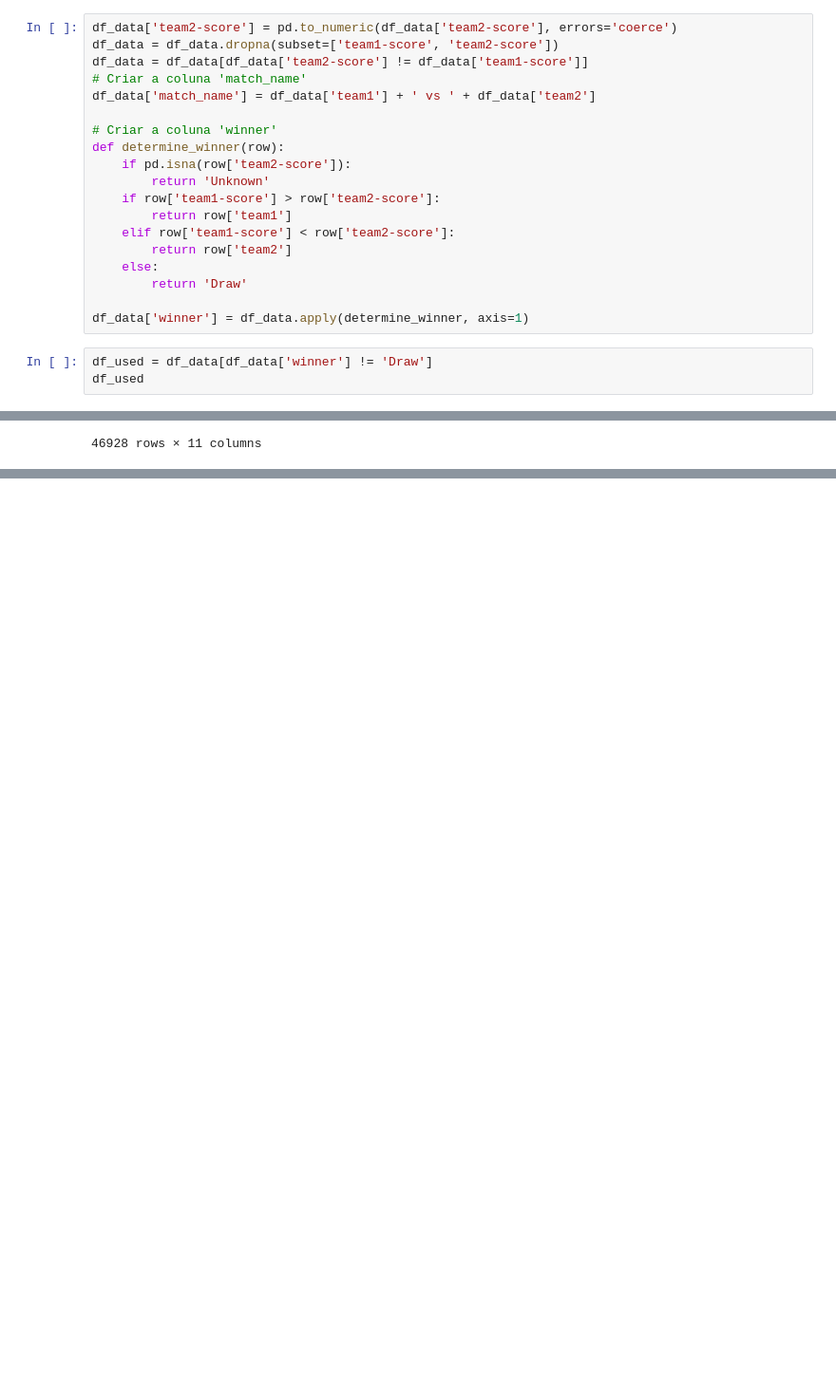
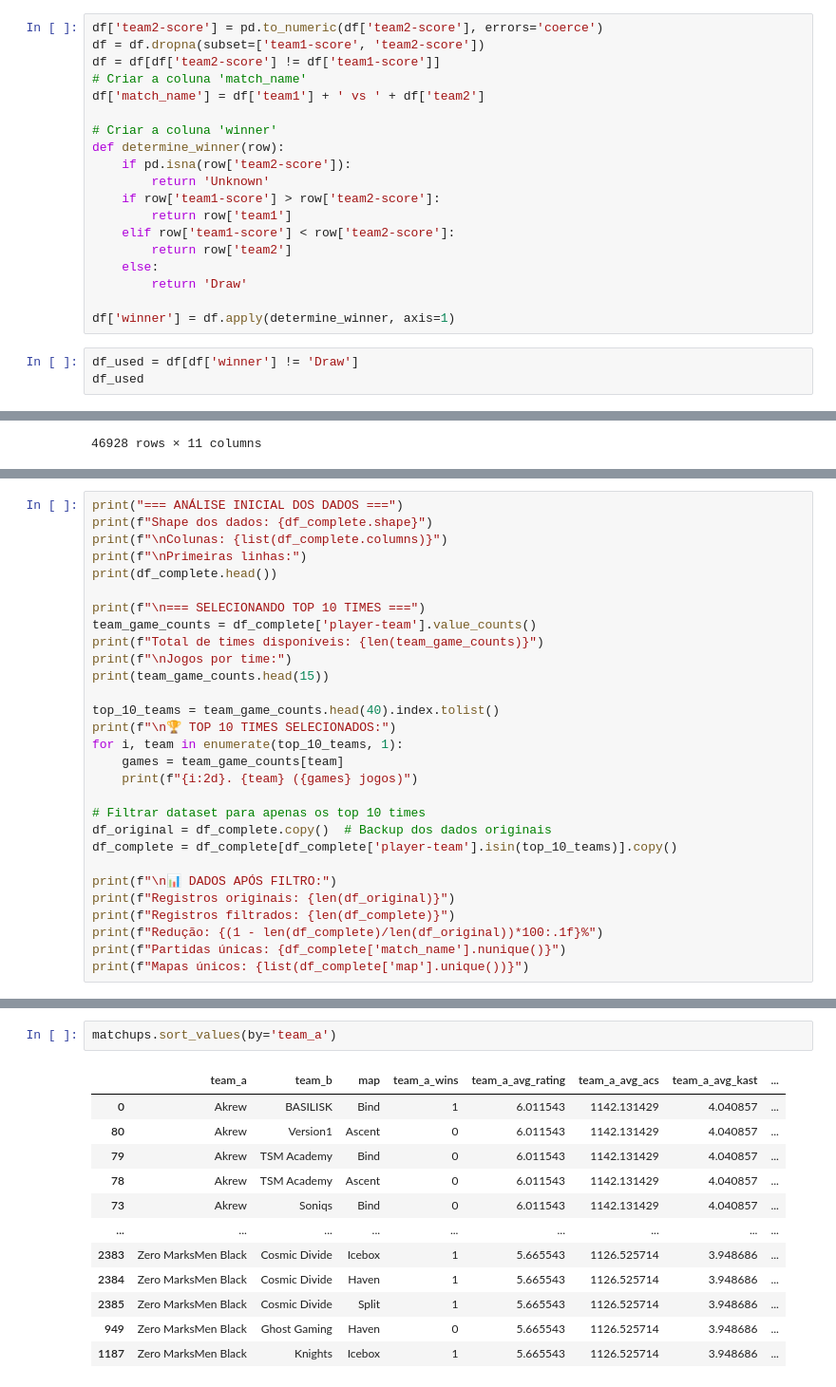
Before and after one commit to AlexDcoder/Valorant-AI, a Jupyter notebook: analysis.ipynb, the cells around one changed output, grey strips where cells are left out. Shown at 95% size. Saved outputs shown, nothing was run; the diff lists cells and outputs as text; blank space fills up the shorter version.

```diff
--- a/analysis.ipynb
+++ b/analysis.ipynb
@@ -44,11 +26,11 @@ Data columns (total 47 columns):
 dtypes: float64(35), int64(2), object(10)
 memory usage: 89.5+ MB
 # %%
-df_data['team2-score'] = pd.to_numeric(df_data['team2-score'], errors='coerce')
-df_data = df_data.dropna(subset=['team1-score', 'team2-score'])
-df_data = df_data[df_data['team2-score'] != df_data['team1-score']]
+df['team2-score'] = pd.to_numeric(df['team2-score'], errors='coerce')
+df = df.dropna(subset=['team1-score', 'team2-score'])
+df = df[df['team2-score'] != df['team1-score']]
 # Criar a coluna 'match_name'
-df_data['match_name'] = df_data['team1'] + ' vs ' + df_data['team2']
+df['match_name'] = df['team1'] + ' vs ' + df['team2']
 
 # Criar a coluna 'winner'
 def determine_winner(row):
@@ -61,9 +43,9 @@ def determine_winner(row):
     else:
         return 'Draw'
 
-df_data['winner'] = df_data.apply(determine_winner, axis=1)
+df['winner'] = df.apply(determine_winner, axis=1)
 # %%
-df_used = df_data[df_data['winner'] != 'Draw']
+df_used = df[df['winner'] != 'Draw']
 df_used
 # %% [output]
 |  | Unnamed: 0 | match-datetime | patch | map | team1 | team2 | team1-score | team2-score | player-name | ... |
@@ -100,0 +81,29 @@ df_complete.to_csv('dados_limpos.csv', index=False)
+# %%
+print("=== ANÁLISE INICIAL DOS DADOS ===")
+print(f"Shape dos dados: {df_complete.shape}")
+print(f"\nColunas: {list(df_complete.columns)}")
+print(f"\nPrimeiras linhas:")
+print(df_complete.head())
+
+print(f"\n=== SELECIONANDO TOP 10 TIMES ===")
+team_game_counts = df_complete['player-team'].value_counts()
+print(f"Total de times disponíveis: {len(team_game_counts)}")
+print(f"\nJogos por time:")
+print(team_game_counts.head(15))
+
+top_10_teams = team_game_counts.head(40).index.tolist()
+print(f"\n🏆 TOP 10 TIMES SELECIONADOS:")
+for i, team in enumerate(top_10_teams, 1):
+    games = team_game_counts[team]
+    print(f"{i:2d}. {team} ({games} jogos)")
+
+# Filtrar dataset para apenas os top 10 times
+df_original = df_complete.copy()  # Backup dos dados originais
+df_complete = df_complete[df_complete['player-team'].isin(top_10_teams)].copy()
+
+print(f"\n📊 DADOS APÓS FILTRO:")
+print(f"Registros originais: {len(df_original)}")
+print(f"Registros filtrados: {len(df_complete)}")
+print(f"Redução: {(1 - len(df_complete)/len(df_original))*100:.1f}%")
+print(f"Partidas únicas: {df_complete['match_name'].nunique()}")
+print(f"Mapas únicos: {list(df_complete['map'].unique())}")
@@ -100,0 +297,15 @@ df_complete.to_csv('dados_limpos.csv', index=False)
+# %%
+matchups.sort_values(by='team_a')
+# %% [output]
+|  | team_a | team_b | map | team_a_wins | team_a_avg_rating | team_a_avg_acs | team_a_avg_kast | ... |
+| 0 | Akrew | BASILISK | Bind | 1 | 6.011543 | 1142.131429 | 4.040857 | ... |
+| 80 | Akrew | Version1 | Ascent | 0 | 6.011543 | 1142.131429 | 4.040857 | ... |
+| 79 | Akrew | TSM Academy | Bind | 0 | 6.011543 | 1142.131429 | 4.040857 | ... |
+| 78 | Akrew | TSM Academy | Ascent | 0 | 6.011543 | 1142.131429 | 4.040857 | ... |
+| 73 | Akrew | Soniqs | Bind | 0 | 6.011543 | 1142.131429 | 4.040857 | ... |
+| ... | ... | ... | ... | ... | ... | ... | ... | ... |
+| 2383 | Zero MarksMen Black | Cosmic Divide | Icebox | 1 | 5.665543 | 1126.525714 | 3.948686 | ... |
+| 2384 | Zero MarksMen Black | Cosmic Divide | Haven | 1 | 5.665543 | 1126.525714 | 3.948686 | ... |
+| 2385 | Zero MarksMen Black | Cosmic Divide | Split | 1 | 5.665543 | 1126.525714 | 3.948686 | ... |
+| 949 | Zero MarksMen Black | Ghost Gaming | Haven | 0 | 5.665543 | 1126.525714 | 3.948686 | ... |
+| 1187 | Zero MarksMen Black | Knights | Icebox | 1 | 5.665543 | 1126.525714 | 3.948686 | ... |
```
Also changed, not shown: parts of 9 cells of this notebook, 2 other files.
